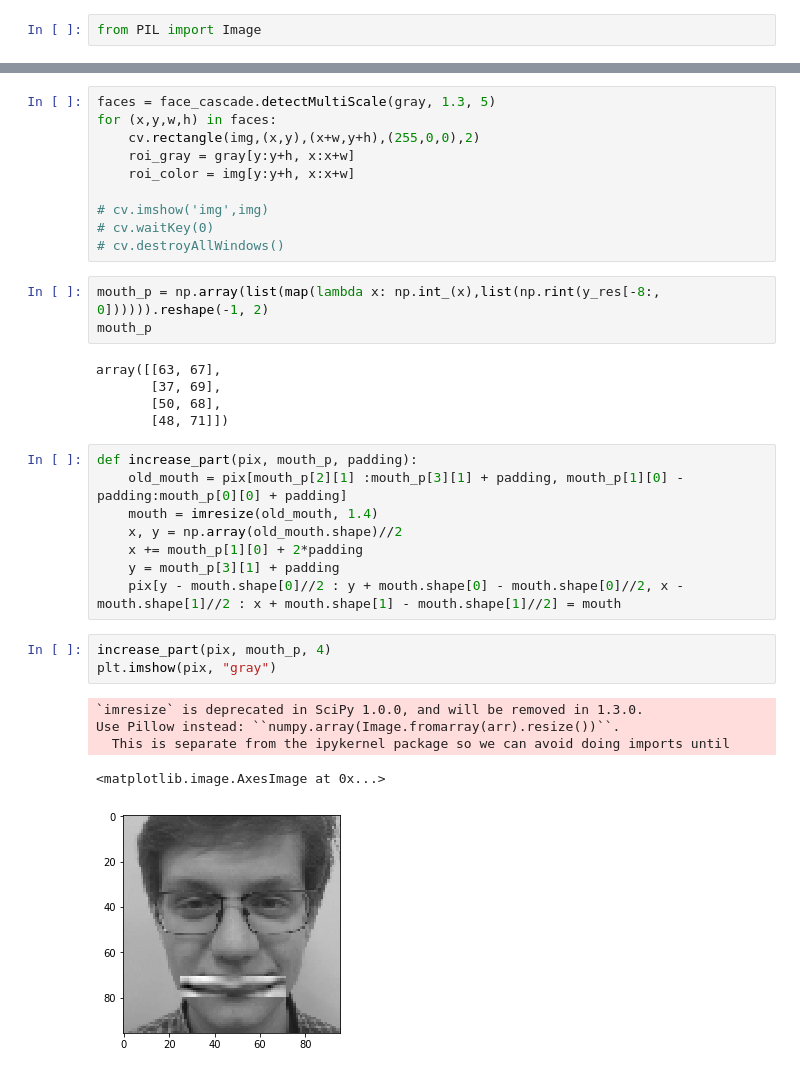
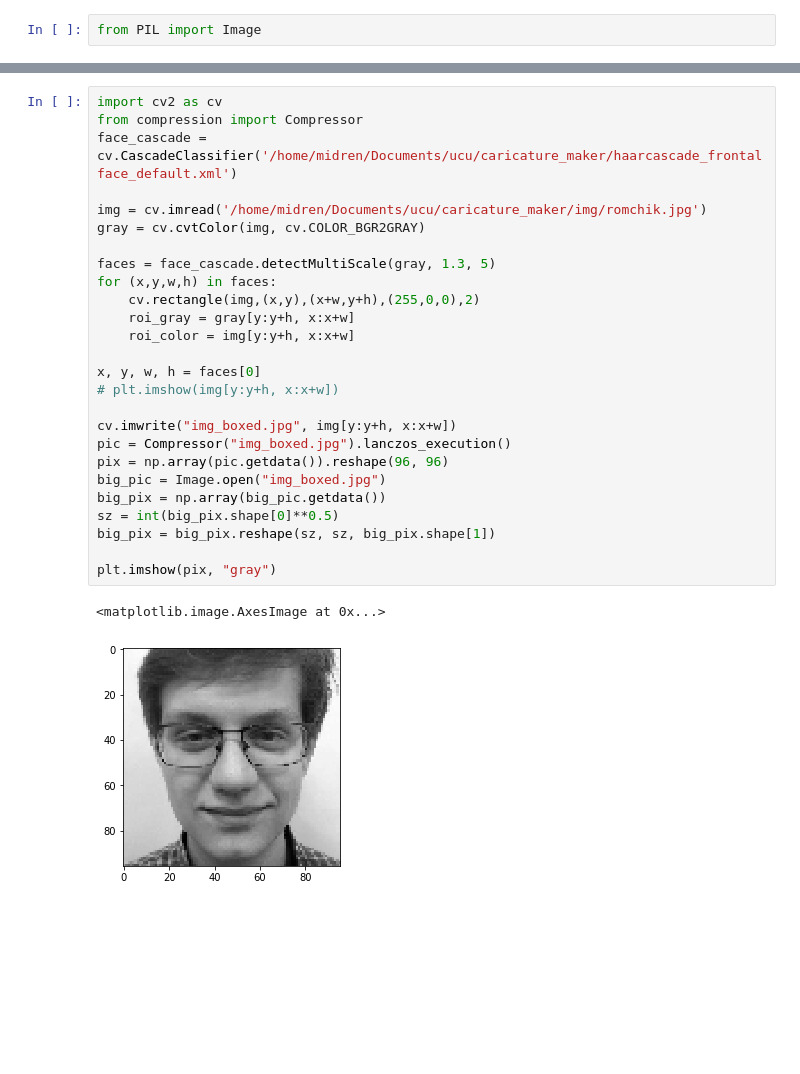
Before and after one commit to Midren/Caricature_maker, a Jupyter notebook: Untitled1.ipynb, the cells around one changed output, grey strips where cells are left out. Cells and saved outputs as stored; diff of their text form; blank space fills up the shorter version.

```diff
--- a/Untitled1.ipynb
+++ b/Untitled1.ipynb
@@ -204,35 +219,29 @@ gray = cv.cvtColor(img, cv.COLOR_BGR2GRAY)
 # %%
+import cv2 as cv
+from compression import Compressor
+face_cascade = cv.CascadeClassifier('/home/midren/Documents/ucu/caricature_maker/haarcascade_frontalface_default.xml')
+
+img = cv.imread('/home/midren/Documents/ucu/caricature_maker/img/romchik.jpg')
+gray = cv.cvtColor(img, cv.COLOR_BGR2GRAY)
+
 faces = face_cascade.detectMultiScale(gray, 1.3, 5)
 for (x,y,w,h) in faces:
     cv.rectangle(img,(x,y),(x+w,y+h),(255,0,0),2)
     roi_gray = gray[y:y+h, x:x+w]
     roi_color = img[y:y+h, x:x+w]
 
-# cv.imshow('img',img)
-# cv.waitKey(0)
-# cv.destroyAllWindows()
+x, y, w, h = faces[0]
+# plt.imshow(img[y:y+h, x:x+w])
+
+cv.imwrite("img_boxed.jpg", img[y:y+h, x:x+w])
+pic = Compressor("img_boxed.jpg").lanczos_execution()
+pix = np.array(pic.getdata()).reshape(96, 96)
+big_pic = Image.open("img_boxed.jpg")
+big_pix = np.array(big_pic.getdata())
+sz = int(big_pix.shape[0]**0.5)
+big_pix = big_pix.reshape(sz, sz, big_pix.shape[1])
+
+plt.imshow(pix, "gray")
+# %% [output]
+<matplotlib.image.AxesImage at 0x...>
+[figure, added]
-# %%
-mouth_p = np.array(list(map(lambda x: np.int_(x),list(np.rint(y_res[-8:, 0]))))).reshape(-1, 2)
-mouth_p
-# %% [output]
-array([[63, 67],
-       [37, 69],
-       [50, 68],
-       [48, 71]])
-# %%
-def increase_part(pix, mouth_p, padding):
-    old_mouth = pix[mouth_p[2][1] :mouth_p[3][1] + padding, mouth_p[1][0] - padding:mouth_p[0][0] + padding]
-    mouth = imresize(old_mouth, 1.4)
-    x, y = np.array(old_mouth.shape)//2
-    x += mouth_p[1][0] + 2*padding
-    y = mouth_p[3][1] + padding
-    pix[y - mouth.shape[0]//2 : y + mouth.shape[0] - mouth.shape[0]//2, x - mouth.shape[1]//2 : x + mouth.shape[1] - mouth.shape[1]//2] = mouth
-# %%
-increase_part(pix, mouth_p, 4)
-plt.imshow(pix, "gray")
-# %% [output]
-`imresize` is deprecated in SciPy 1.0.0, and will be removed in 1.3.0.
-Use Pillow instead: ``numpy.array(Image.fromarray(arr).resize())``.
-  This is separate from the ipykernel package so we can avoid doing imports until
-<matplotlib.image.AxesImage at 0x...>
-[figure, removed]
```
Also changed, not shown: parts of 18 cells of this notebook, 3 other files.
